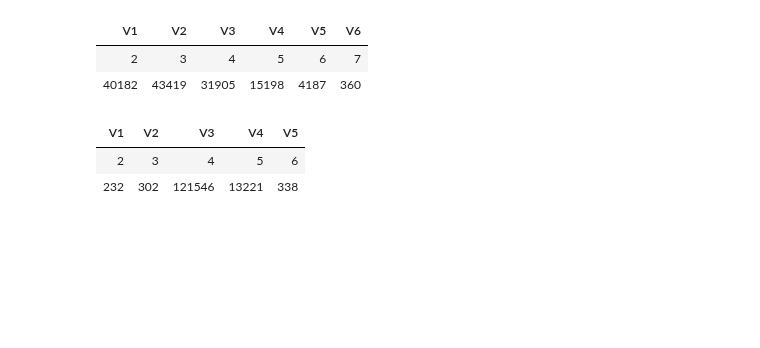
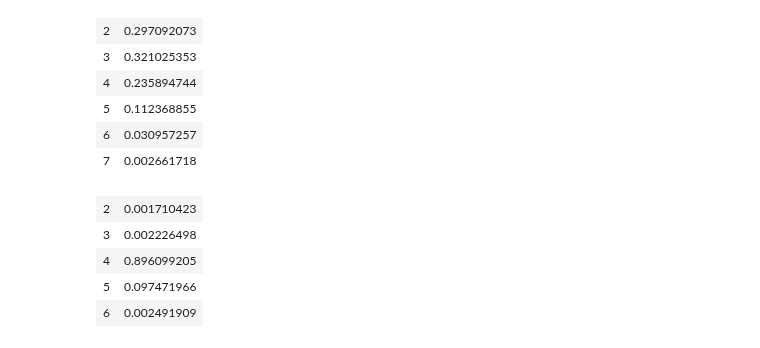
Before and after one commit to BFSteam/memory, a Jupyter notebook: jup/R/Burst.ipynb, the cells around one changed output. Drawn from its saved outputs; the diff is of its cells as text; code cells hidden in the pictures; blank space fills up the shorter version.

```diff
--- a/jup/R/Burst.ipynb
+++ b/jup/R/Burst.ipynb
@@ -5,14 +5,22 @@ library(plotrix)
 # %%
 HBp <- fread(file = './HBp1.csv', header=FALSE, sep=",", nrows=2)
 HBp1 <- fread(file = './HBp1.csv', header=FALSE, skip=2, sep=",", nrows=2)
+
+HBp <- cbind(as.numeric(HBp[1,]), as.numeric(HBp[2,]) / sum(HBp[2,]))
+HBp1 <- cbind(as.numeric(HBp1[1,]), as.numeric(HBp1[2,]) / sum(HBp1[2,]))
+
+HBp
+HBp1
+# %% [output]
+| 2 | 0.297092073 |
+| 3 | 0.321025353 |
+| 4 | 0.235894744 |
+| 5 | 0.112368855 |
+| 6 | 0.030957257 |
+| 7 | 0.002661718 |
+| 2 | 0.001710423 |
+| 3 | 0.002226498 |
+| 4 | 0.896099205 |
+| 5 | 0.097471966 |
+| 6 | 0.002491909 |
-# %%
-HBp
-HBp1
-# %% [output]
-| V1 | V2 | V3 | V4 | V5 | V6 |
-| 2 | 3 | 4 | 5 | 6 | 7 |
-| 40182 | 43419 | 31905 | 15198 | 4187 | 360 |
-| V1 | V2 | V3 | V4 | V5 |
-| 2 | 3 | 4 | 5 | 6 |
-| 232 | 302 | 121546 | 13221 | 338 |
 # %%
```
Also changed, not shown: parts of 2 cells of this notebook, 1 other file.
